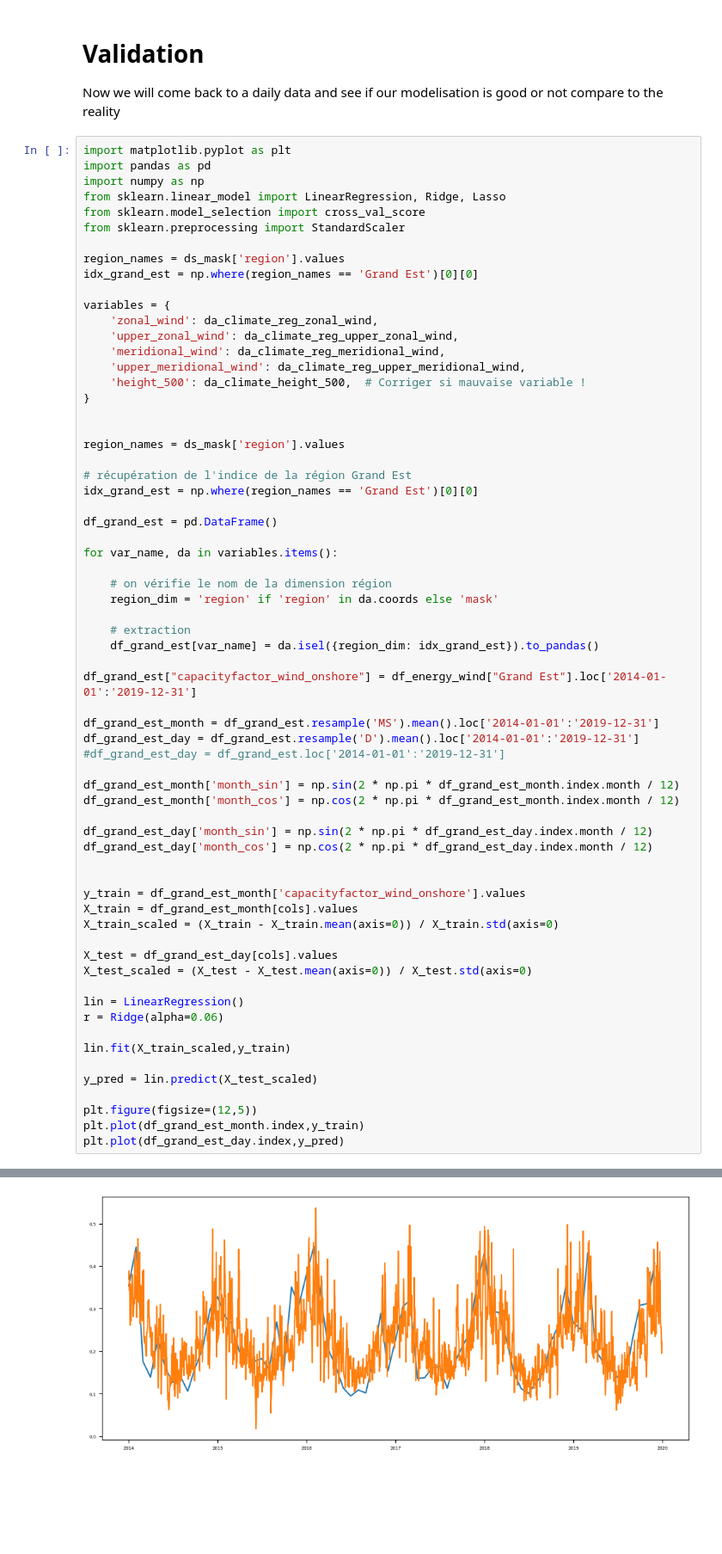
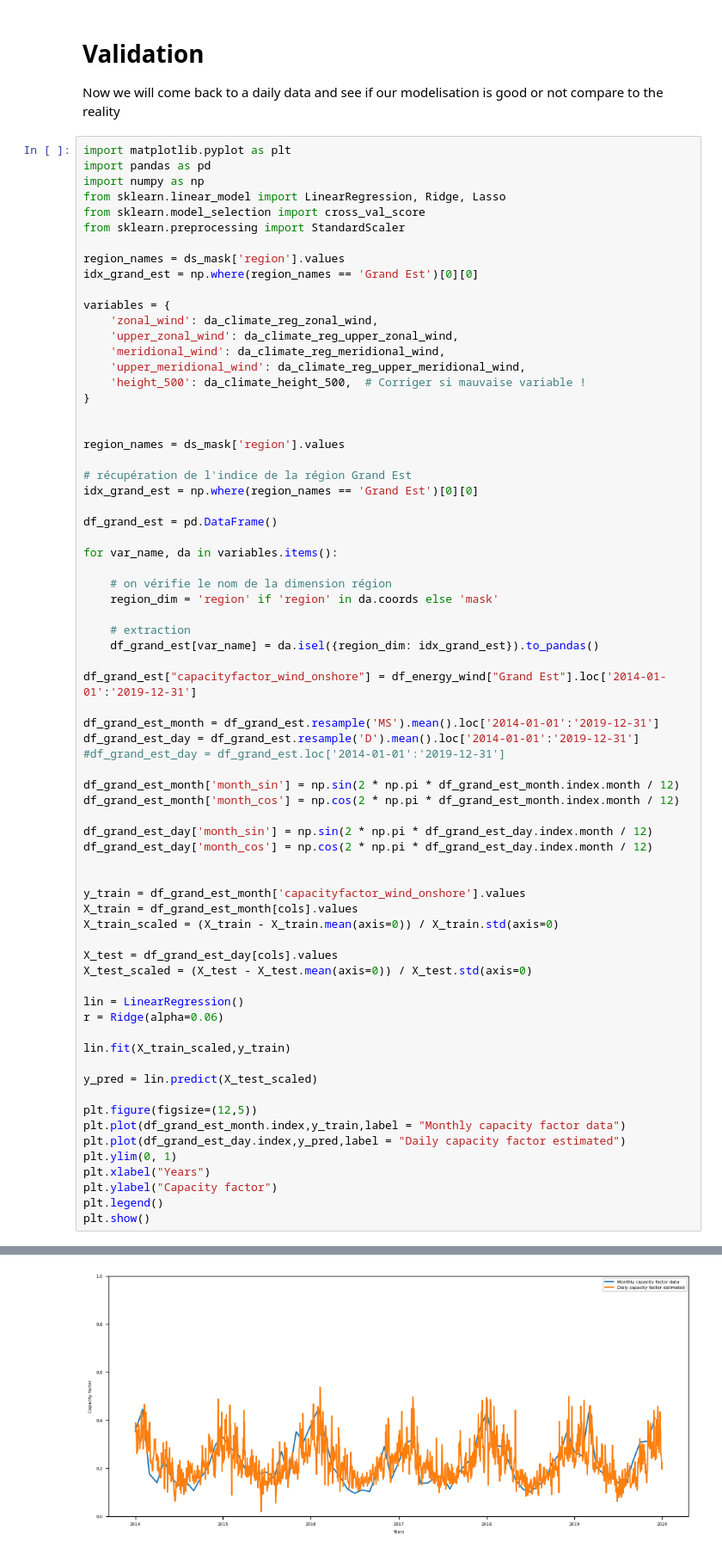
Before and after one commit to Amaury-lbn/Machine_learning_for_cliamte, a Jupyter notebook: project_vre.ipynb, the cells around one changed output, grey strips where cells are left out. Shown at 86% size. Cells and saved outputs as stored; diff of their text form; blank space fills up the shorter version.

```diff
--- a/project_vre.ipynb
+++ b/project_vre.ipynb
@@ -866,6 +809,11 @@ lin.fit(X_train_scaled,y_train)
 y_pred = lin.predict(X_test_scaled)
 
 plt.figure(figsize=(12,5))
-plt.plot(df_grand_est_month.index,y_train)
-plt.plot(df_grand_est_day.index,y_pred)
+plt.plot(df_grand_est_month.index,y_train,label = "Monthly capacity factor data")
+plt.plot(df_grand_est_day.index,y_pred,label = "Daily capacity factor estimated")
+plt.ylim(0, 1)
+plt.xlabel("Years")
+plt.ylabel("Capacity factor")
+plt.legend()
+plt.show()
 # %% [output]
@@ -873 +820 @@ plt.plot(df_grand_est_day.index,y_pred)
-[figure, old version]
+[figure, new version]
```
Also changed, not shown: parts of 16 cells of this notebook.
